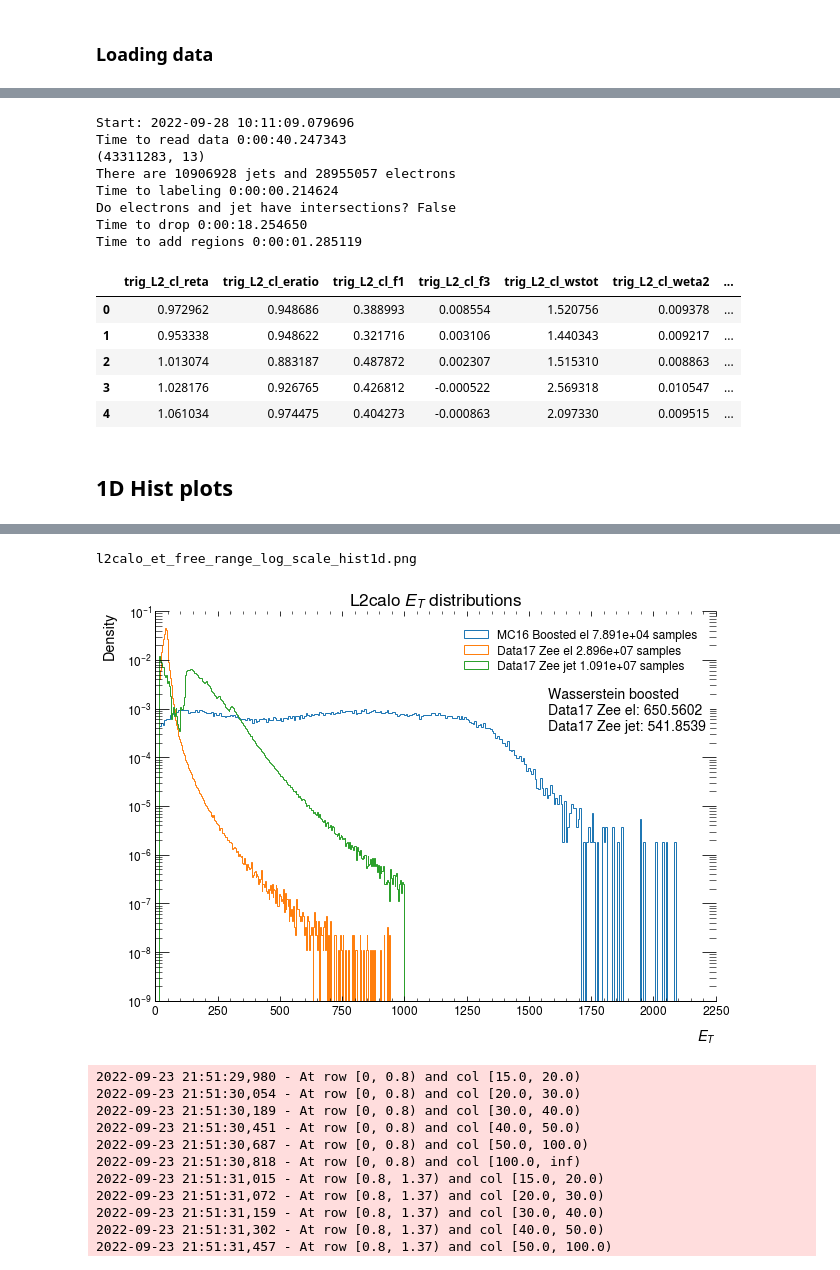
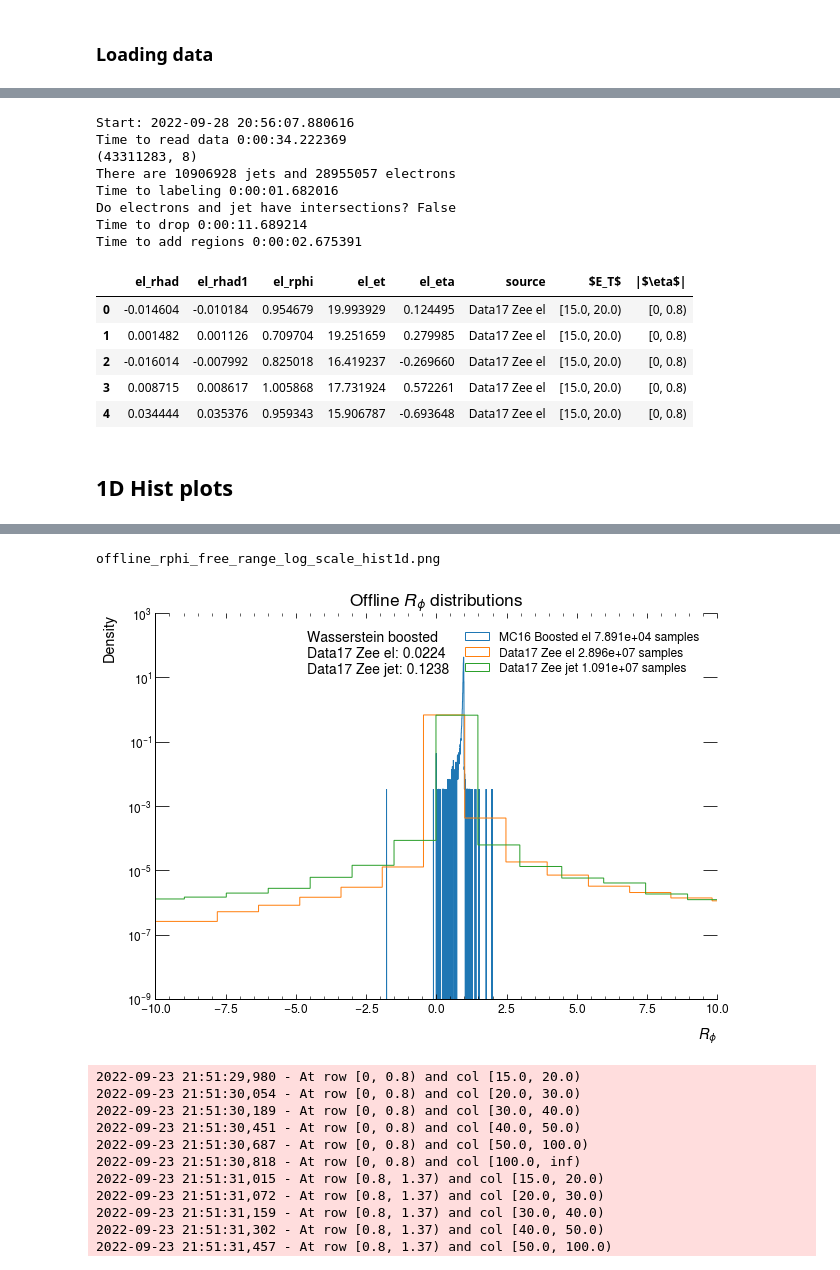
Before and after one commit to lucasbanunes/ringer, a Jupyter notebook: plots.ipynb, the cells around one changed output, grey strips where cells are left out. Drawn from its saved outputs; the diff is of its cells as text; code cells hidden in the pictures.

```diff
--- a/plots.ipynb
+++ b/plots.ipynb
@@ -327,9 +347,11 @@ collision_path = os.path.join(datapath, 'ided_data17_13TeV.AllPeriods.sgn.probes
 #                              'ided_data17_13TeV.AllPeriods.sgn.probes_lhvloose_EGAM1.bkg.vprobes_vlhvloose_EGAM7.GRL_v97.25bins.parquet_et4_eta4.parquet')
 boosted_path = os.path.join(datapath, 'ided_mc16_13TeV.302236_309995_341330.sgn.boosted_probes.WZ_llqq_plus_radion_ZZ_llqq_plus_ggH3000.merge.25bins.v2.parquet')
 
-load_cols = VAR_INFOS.loc[(VAR_INFOS['type'] == 'shower_shape') & (~VAR_INFOS['l2calo'].isnull()), 'l2calo'].to_list()
-load_cols += VAR_INFOS.loc[VAR_INFOS['name'].isin(['et', 'eta']), 'l2calo'].to_list()
-load_cols += VAR_INFOS.loc[VAR_INFOS['name'].isin(['ehad1', 'e2tsts1']), 'l2calo'].to_list()
+step = 'offline'
+load_cols = VAR_INFOS.loc[(VAR_INFOS['type'] == 'shower_shape') & (~VAR_INFOS[step].isnull()) & (VAR_INFOS['l2calo'].isnull()), step].to_list()
+load_cols += VAR_INFOS.loc[VAR_INFOS['name'].isin(['et', 'eta']), step].to_list()
+et_info = get_var_info('et')
+# load_cols += VAR_INFOS.loc[VAR_INFOS['name'].isin(['ehad1', 'e2tsts1']), 'l2calo'].to_list()
 print(load_cols)
 VAR_INFOS
 # %% [output]
@@ -351,8 +373,8 @@ VAR_INFOS
 | 13 | rphi | $R_{\phi}$ | shower_shape | 0.0 | 1.0 | NaN | el_rphi | NaN | Ratio of the energy in 3x3 cells ... |
 # %%
 boosted_data = pd.read_parquet(boosted_path, columns=load_cols + ['el_TaP_deltaR'])
-boosted_data['trig_L2_cl_et'] = boosted_data['trig_L2_cl_et']/1000
-add_regions(boosted_data, ET_BINS, ETA_BINS, inplace=True)
+boosted_data[et_info[step]] = boosted_data[et_info[step]]/1000
+add_regions(boosted_data, ET_BINS, ETA_BINS, inplace=True, step=step)
 boosted_data['source'] = 'MC16 Boosted el'
 boosted_data['source'] = boosted_data['source'].astype('category')
 boosted_data.tail()
@@ -382,34 +404,34 @@ el_data = collision_data.loc[el_label]
 jet_data = collision_data.loc[jet_label]
 del collision_data
 #Converting MeV to GeV
-el_data['trig_L2_cl_et'] = el_data['trig_L2_cl_et']/1000
-jet_data['trig_L2_cl_et'] = jet_data['trig_L2_cl_et']/1000
+el_data[et_info[step]] = el_data[et_info[step]]/1000
+jet_data[et_info[step]] = jet_data[et_info[step]]/1000
 el_data['source'] = 'Data17 Zee el'
 el_data['source'] = el_data['source'].astype('category')
 jet_data['source'] = 'Data17 Zee jet'
 jet_data['source'] = jet_data['source'].astype('category')
 drop_time = datetime.now()
 print(f'Time to drop {drop_time-label_time}')
-add_regions(el_data, ET_BINS, ETA_BINS, inplace=True)
-add_regions(jet_data, ET_BINS, ETA_BINS, inplace=True)
+add_regions(el_data, ET_BINS, ETA_BINS, inplace=True, step=step)
+add_regions(jet_data, ET_BINS, ETA_BINS, inplace=True, step=step)
 end_time = datetime.now()
 print(f'Time to add regions {end_time-drop_time}')
 el_data.head()
 # %% [output]
-Start: 2022-09-28 10:11:09.079696
-Time to read data 0:00:40.247343
-(43311283, 13)
+Start: 2022-09-28 20:56:07.880616
+Time to read data 0:00:34.222369
+(43311283, 8)
 There are 10906928 jets and 28955057 electrons
-Time to labeling 0:00:00.214624
+Time to labeling 0:00:01.682016
 Do electrons and jet have intersections? False
-Time to drop 0:00:18.254650
-Time to add regions 0:00:01.285119
+Time to drop 0:00:11.689214
+Time to add regions 0:00:02.675391
-|  | trig_L2_cl_reta | trig_L2_cl_eratio | trig_L2_cl_f1 | trig_L2_cl_f3 | trig_L2_cl_wstot | trig_L2_cl_weta2 | ... |
-| 0 | 0.972962 | 0.948686 | 0.388993 | 0.008554 | 1.520756 | 0.009378 | ... |
-| 1 | 0.953338 | 0.948622 | 0.321716 | 0.003106 | 1.440343 | 0.009217 | ... |
-| 2 | 1.013074 | 0.883187 | 0.487872 | 0.002307 | 1.515310 | 0.008863 | ... |
-| 3 | 1.028176 | 0.926765 | 0.426812 | -0.000522 | 2.569318 | 0.010547 | ... |
-| 4 | 1.061034 | 0.974475 | 0.404273 | -0.000863 | 2.097330 | 0.009515 | ... |
+|  | el_rhad | el_rhad1 | el_rphi | el_et | el_eta | source | $E_T$ | |$\eta$| |
+| 0 | -0.014604 | -0.010184 | 0.954679 | 19.993929 | 0.124495 | Data17 Zee el | [15.0, 20.0) | [0, 0.8) |
+| 1 | 0.001482 | 0.001126 | 0.709704 | 19.251659 | 0.279985 | Data17 Zee el | [15.0, 20.0) | [0, 0.8) |
+| 2 | -0.016014 | -0.007992 | 0.825018 | 16.419237 | -0.269660 | Data17 Zee el | [15.0, 20.0) | [0, 0.8) |
+| 3 | 0.008715 | 0.008617 | 1.005868 | 17.731924 | 0.572261 | Data17 Zee el | [15.0, 20.0) | [0, 0.8) |
+| 4 | 0.034444 | 0.035376 | 0.959343 | 15.906787 | -0.693648 | Data17 Zee el | [15.0, 20.0) | [0, 0.8) |
 # %%
 data = {
     'MC16 Boosted el': boosted_data,
@@ -420,8 +442,7 @@ data = {
 ## 1D Hist plots
 # %%
 range_type = 'free'
-step = 'l2calo'
-var='et'
+var='rphi'
 plot_scale = 'log'
 sub_ax = False
 var_info = get_var_info(var)
@@ -452,21 +473,21 @@ else:   #Custom
     xrange=None
 title = f'{step.capitalize()} {var_info["label"]} distributions'
 fig, ax = plt.subplots(1,1, figsize=(9,6.6), dpi=72)
-ax, hist, patches = histplot(data, var_info['l2calo'], xlabel=var_info['label'], xrange=xrange,
-                          xbins=300, include_legend=True, xlim=None,xlabel_loc='right',
+ax, hist, patches = histplot(data, var_info[step], xlabel=var_info['label'], xrange=xrange,
+                          xbins=1000, include_legend=True, xlim=(-10,10),xlabel_loc='right',
                           title=title, ax=ax, plot_scale=plot_scale, despine=True)
 plot_logger.info('Computing distances')
 distances = wasserstein_versus_boosted(data, var_info[step], var_range=xrange)
 box_text = '\n'.join(['Wasserstein boosted'] + [f'{name}: {dist:.4f}' for name, dist in distances.items()])
-ax.text(0.7, 0.7, box_text, transform=ax.transAxes, fontsize=14, wrap=True,
+ax.text(0.27,0.85, box_text, fontsize=14, wrap=True, transform=ax.transAxes,
     bbox=dict(boxstyle='round', facecolor='white', edgecolor='white'))
 plot_logger.info('Finished distances')
-if sub_ax:
-    sub_ax_pos = [0.3, 0.3, 0.6, 0.4]
+if sub_ax and range_type != 'free':
+    sub_ax_pos = [0.5, 0.35, 0.43, 0.4]
     sub_ax = fig.add_axes(sub_ax_pos)
-    sub_ax, hist, patches = histplot(data, var_info['l2calo'], xlabel=None, xrange=xrange,
-                            xbins=3000, include_legend=False, xlim=(0,20), xlabel_loc='right',
-                            title=title, ax=sub_ax, plot_scale=plot_scale, despine=True, write_labels=False)
+    sub_ax, hist, patches = histplot(data, var_info[step], xlabel=None, xrange=xrange,
+                            xbins=300, include_legend=False, xlim=(0,6), xlabel_loc='right',
+                            title=None, ax=sub_ax, plot_scale=plot_scale, despine=True, write_labels=False)
 fig.tight_layout()
 filename = f'{step}_{var_info["name"]}_{range_type}_range_{plot_scale}_scale_hist1d.png'
 print(filename)
@@ -477,5 +498,5 @@ fig.savefig(os.path.join(output_dir, filename), transparent=False, facecolor='wh
-l2calo_et_free_range_log_scale_hist1d.png
+offline_rphi_free_range_log_scale_hist1d.png
-[figure, old version]
+[figure, new version]
 # %%
 var='eratio'
 plot_scale = 'log'
```
Also changed, not shown: parts of 7 cells of this notebook.
